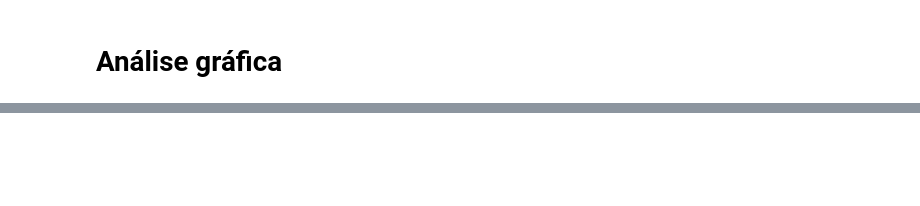
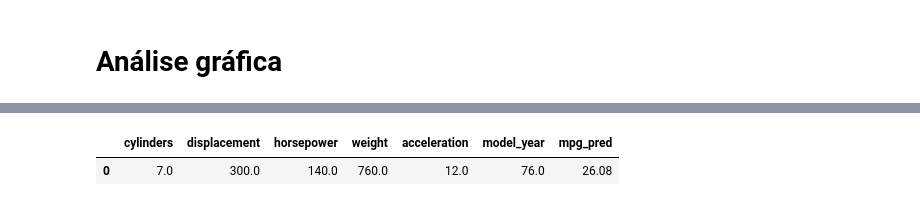
Before and after one commit to victorpecine/estudo_xgboost, a Jupyter notebook: mpg_xgboost.ipynb, the cells around one changed output, grey strips where cells are left out. Drawn from its saved outputs; the diff is of its cells as text; code cells hidden in the pictures; blank space fills up the shorter version.

```diff
--- a/mpg_xgboost.ipynb
+++ b/mpg_xgboost.ipynb
@@ -187,0 +455,14 @@ plt.legend()
+# %%
+# Recebe dados do usário
+
+cylinders = input('\nNúmero de cilindros (entre {:.2f} e {:.2f})\n'.format(df['cylinders'].min(), df['cylinders'].max()))
+
+displacement = input('\nkm rodados (entre {:.2f} e {:.2f})\n'.format(df['displacement'].min(), df['displacement'].max()))
+
+horsepower = input('\nPotência (entre {:.2f} e {:.2f} hp)\n'.format(df['horsepower'].min(), df['horsepower'].max()))
+
+weight = input('\nPeso (entre {:.2f} e {:.2f} kg)\n'.format(df['kg'].min(), df['kg'].max()))
+
+acceleration = input('\nAceleração 0 até 100 km/h (entre {:.2f} e {:.2f} s)\n'.format(df['acceleration'].min(), df['acceleration'].max()))
+
+model_year = input('\nAno (entre {:.0f} e {:.0f})\n'.format(df['model_year'].min(), df['model_year'].max()))
@@ -187,0 +487,18 @@ plt.legend()
+# %%
+dados_usuario = {'cylinders': cylinders,
+                 'displacement': displacement,
+                 'horsepower': horsepower,
+                 'weight': weight,
+                 'acceleration': acceleration,
+                 'model_year': model_year}
+# %%
+df_usuario = pd.DataFrame(dados_usuario, dtype='float64', index=[0])
+
+y_user_pred = melhor_modelo.predict(df_usuario)
+
+df_usuario['mpg_pred'] = y_user_pred[0].round(2)
+
+df_usuario
+# %% [output]
+|  | cylinders | displacement | horsepower | weight | acceleration | model_year | mpg_pred |
+| 0 | 7.0 | 300.0 | 140.0 | 760.0 | 12.0 | 76.0 | 26.08 |
```
Also changed, not shown: parts of 45 cells of this notebook.
